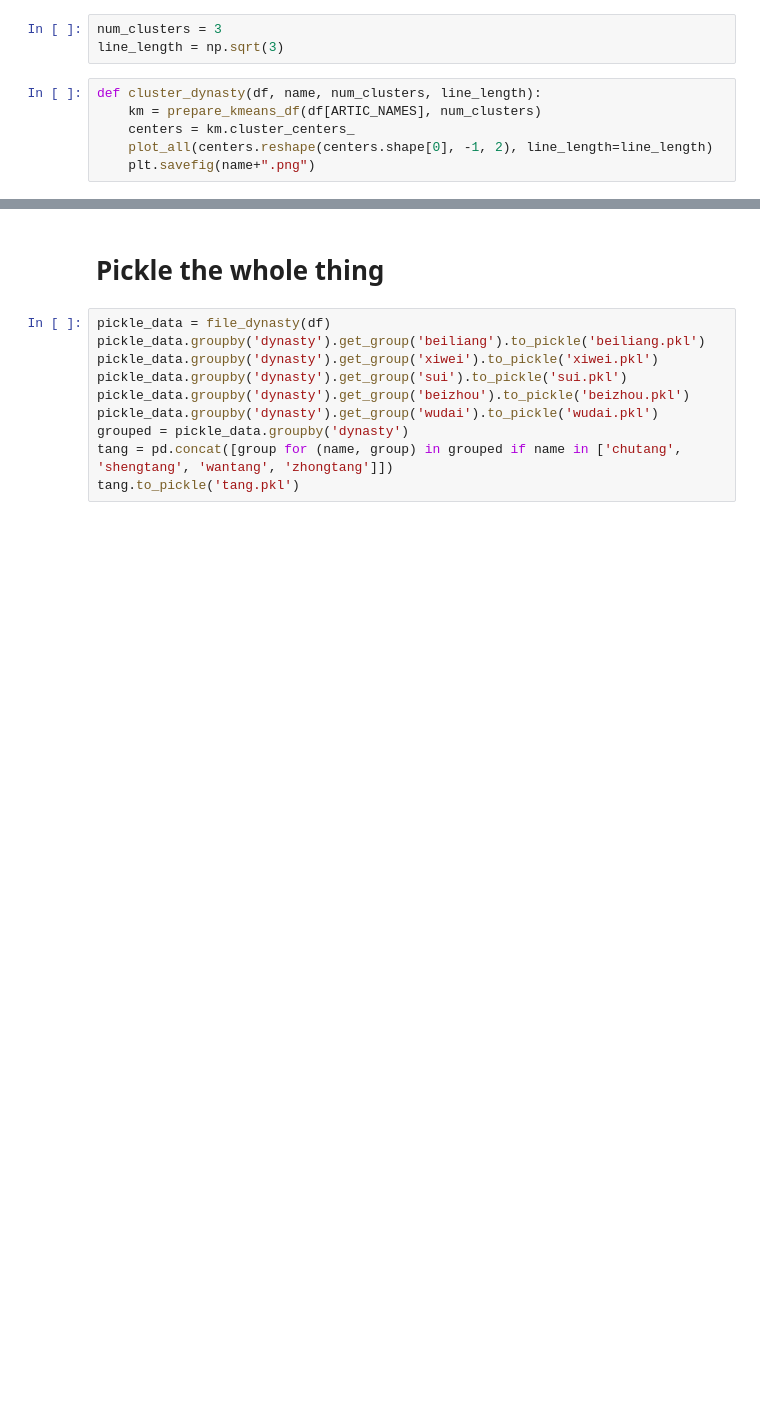
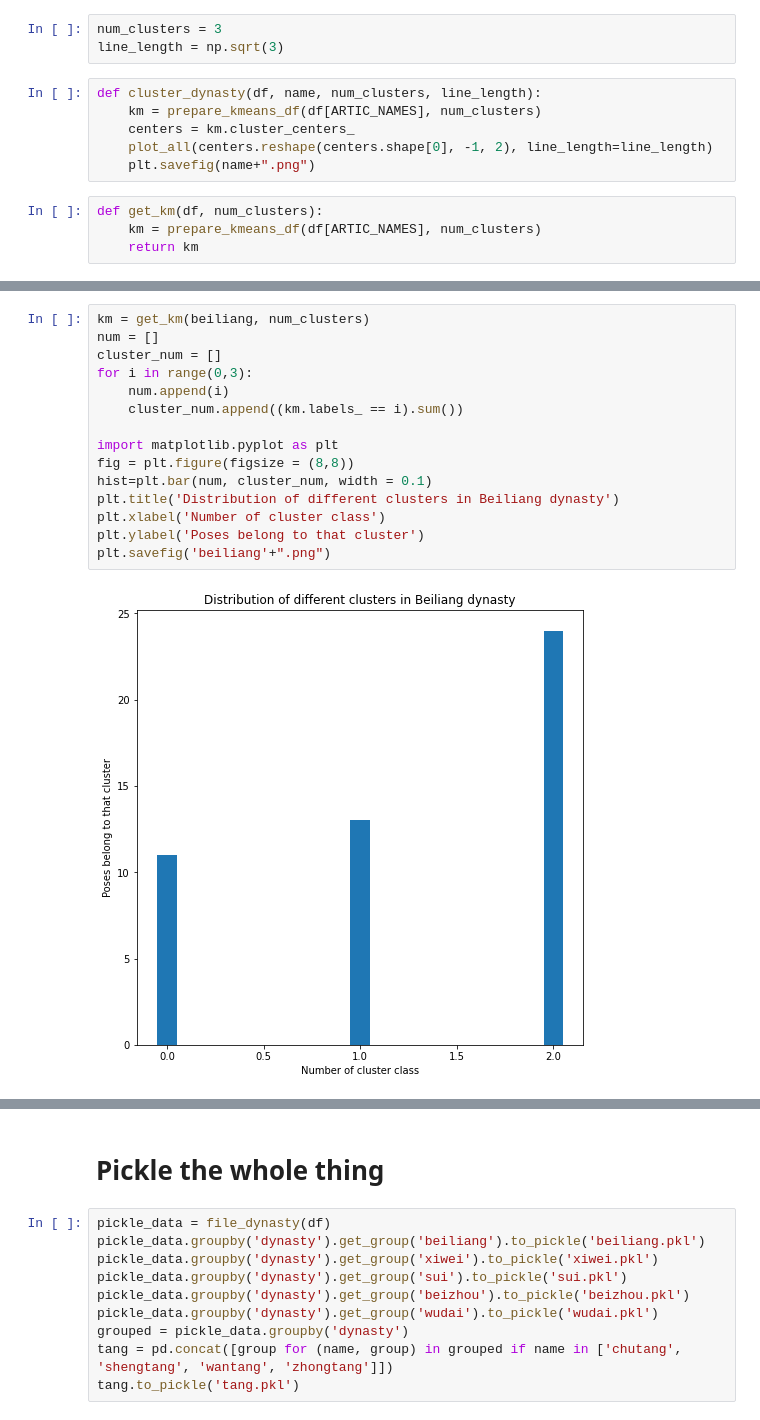
Before and after one commit to floffy-f/NSLO_DH412, a Jupyter notebook: Apsara_temporal.ipynb, the cells around one changed output, grey strips where cells are left out. Saved outputs shown, nothing was run; the diff lists cells and outputs as text; blank space fills up the shorter version.

```diff
--- a/Apsara_temporal.ipynb
+++ b/Apsara_temporal.ipynb
@@ -218,6 +248,10 @@ def cluster_dynasty(df, name, num_clusters, line_length):
     centers = km.cluster_centers_
     plot_all(centers.reshape(centers.shape[0], -1, 2), line_length=line_length)
     plt.savefig(name+".png")
+# %%
+def get_km(df, num_clusters):
+    km = prepare_kmeans_df(df[ARTIC_NAMES], num_clusters)
+    return km
 # %%
 #beiliang
 data = file_dynasty(preprocess_df(df))
@@ -229,3 +262,20 @@ cluster_dynasty(beiliang, 'beiliang', num_clusters, line_length)
+# %%
+km = get_km(beiliang, num_clusters)
+num = []
+cluster_num = []
+for i in range(0,3):
+    num.append(i)
+    cluster_num.append((km.labels_ == i).sum())
+
+import matplotlib.pyplot as plt
+fig = plt.figure(figsize = (8,8))
+hist=plt.bar(num, cluster_num, width = 0.1)
+plt.title('Distribution of different clusters in Beiliang dynasty')
+plt.xlabel('Number of cluster class')
+plt.ylabel('Poses belong to that cluster')
+plt.savefig('beiliang'+".png")
+# %% [output]
+[figure, added]
 # %%
 #beiwei
 data = file_dynasty(preprocess_df(df))
```
Also changed, not shown: parts of 18 cells of this notebook.
